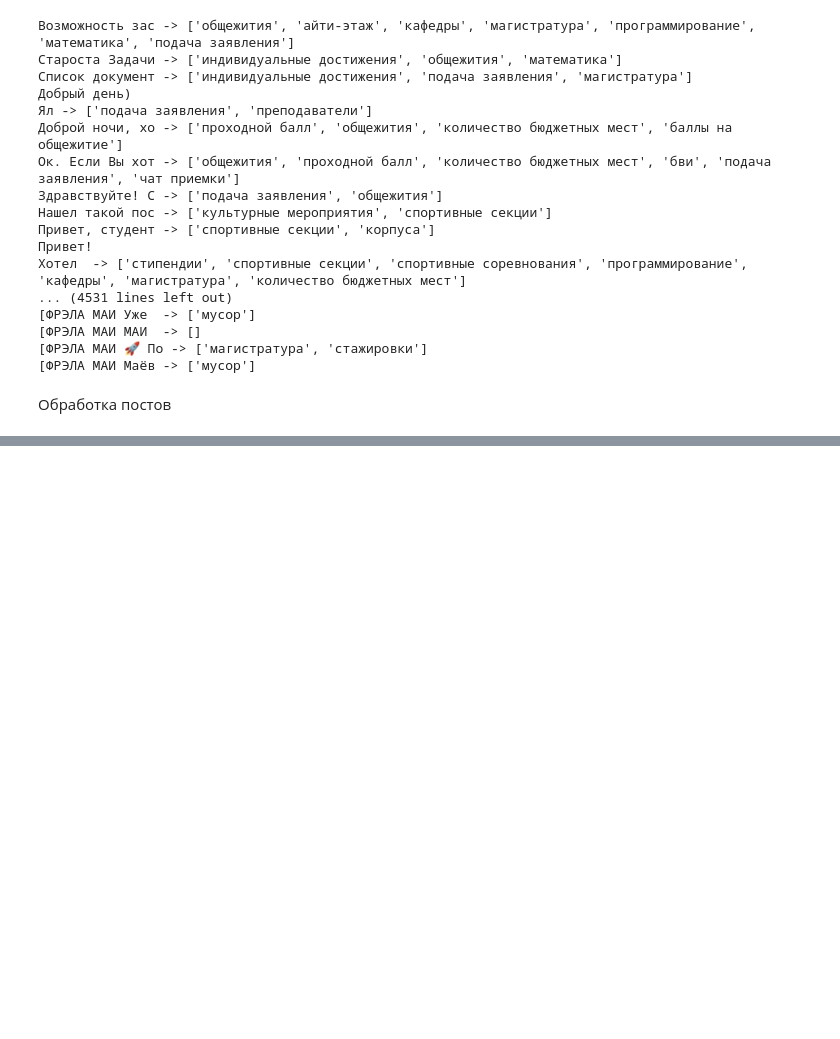
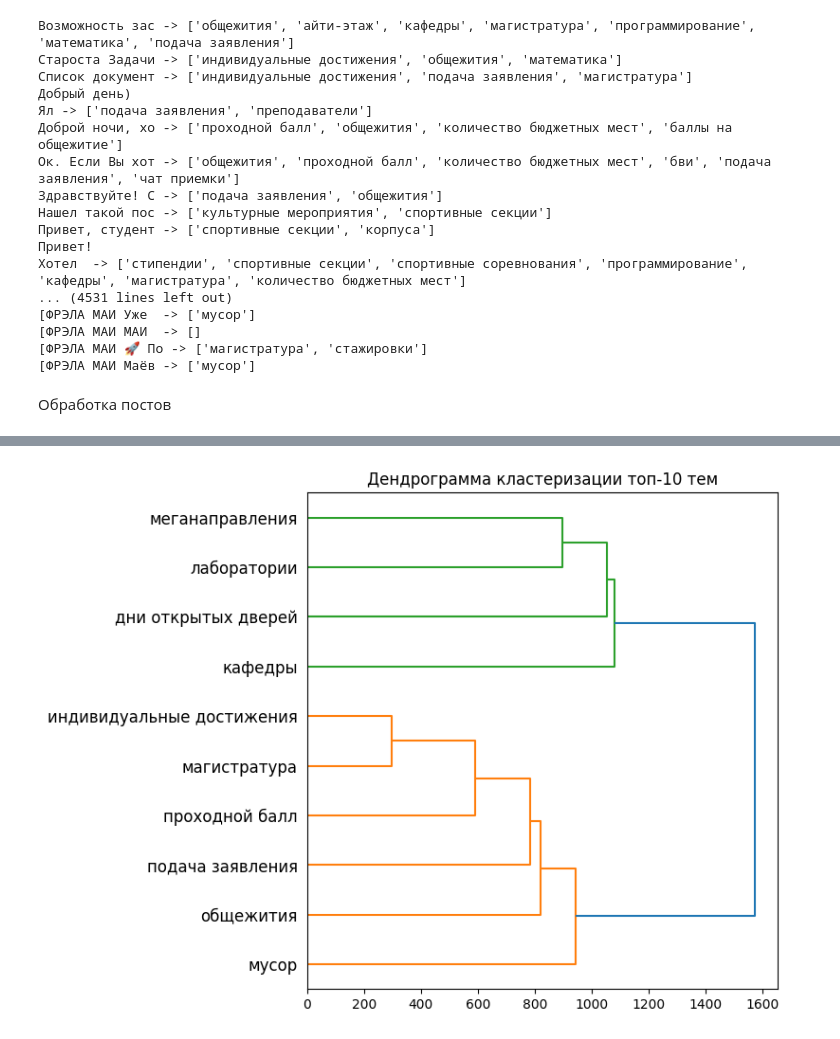
Before and after one commit to TheoDaimonn/Yandex-multimodal-assistant, a Jupyter notebook: src/topic_marking_YaGPT.ipynb, the cells around one changed output, grey strips where cells are left out. Saved outputs shown, nothing was run; the diff lists cells and outputs as text; code cells hidden in the pictures; blank space fills up the shorter version.

```diff
--- a/src/topic_marking_YaGPT.ipynb
+++ b/src/topic_marking_YaGPT.ipynb
@@ -103,0 +323,11 @@ result_df.to_csv('final_data_with_topics_nd_preprocess.csv')
+# %%
+from scipy.cluster.hierarchy import linkage, dendrogram
+
+Z = linkage(cooc, method='ward')
+plt.figure(figsize=(8, 6))
+dendrogram(Z, labels=top10, orientation='right')
+plt.title('Дендрограмма кластеризации топ-10 тем')
+plt.tight_layout()
+plt.show()
+# %% [output]
+[figure, added]
```
Also changed, not shown: parts of 10 cells of this notebook, 1 other file.
